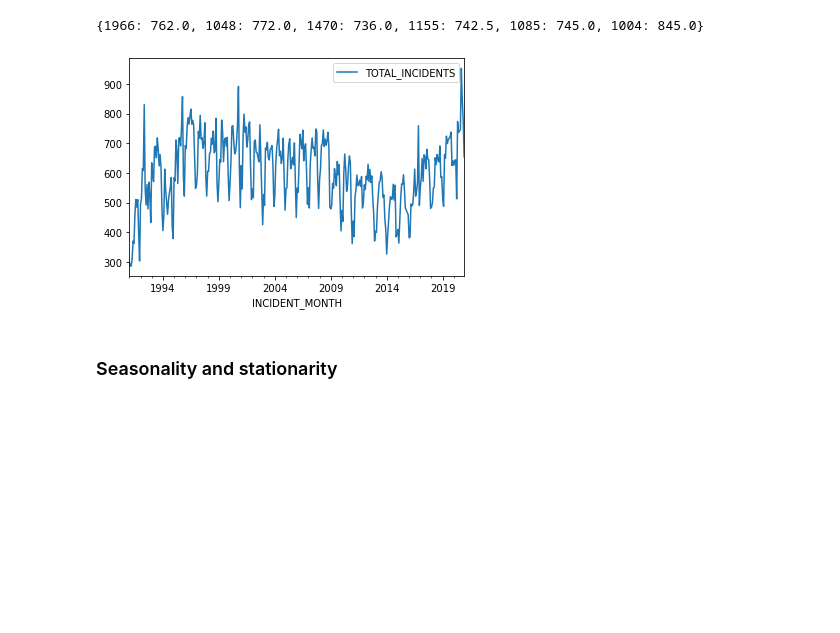
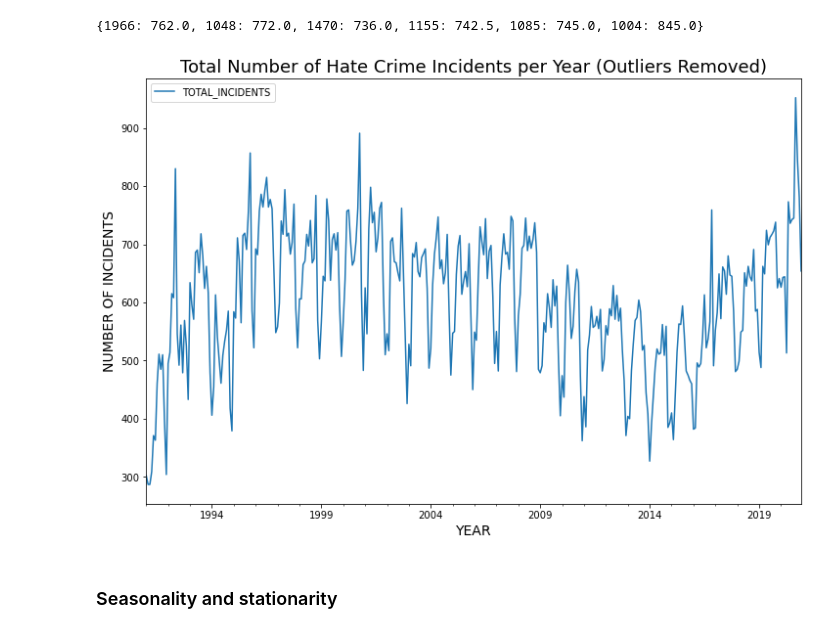
Before and after one commit to CEsperance/Final_Project, a Jupyter notebook: Analysis_Timeseries.ipynb, the cells around one changed output. Drawn from its saved outputs; the diff is of its cells as text; code cells hidden in the pictures; blank space fills up the shorter version.

```diff
--- a/Analysis_Timeseries.ipynb
+++ b/Analysis_Timeseries.ipynb
@@ -76,10 +78,13 @@ indexed_df.replace(to_replace=replace_dict, inplace=True)
 # %% [output]
 {1966: 762.0, 1048: 772.0, 1470: 736.0, 1155: 742.5, 1085: 745.0, 1004: 845.0}
 # %%
-indexed_df.plot()
+indexed_df.plot(figsize=(12,8))
+plt.xlabel('YEAR', fontsize=14)
+plt.ylabel('NUMBER OF INCIDENTS', fontsize=14)
+plt.title('Total Number of Hate Crime Incidents per Year (Outliers Removed)', fontsize=18)
 plt.show()
 # %% [output]
-[figure, old version]
+[figure, new version]
 # %% [markdown]
 ### Seasonality and stationarity
 # %%
```
Also changed, not shown: parts of 17 cells of this notebook.
